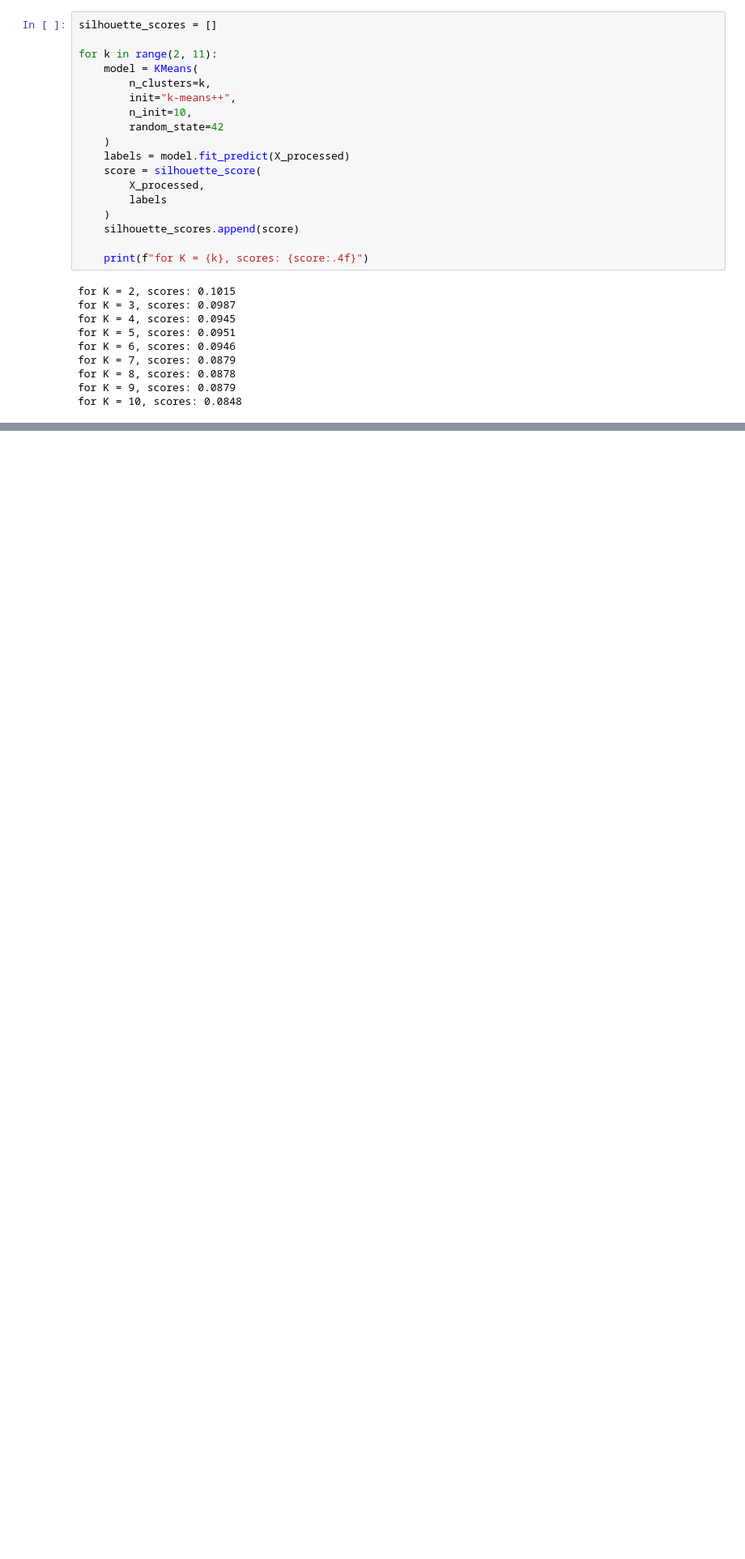
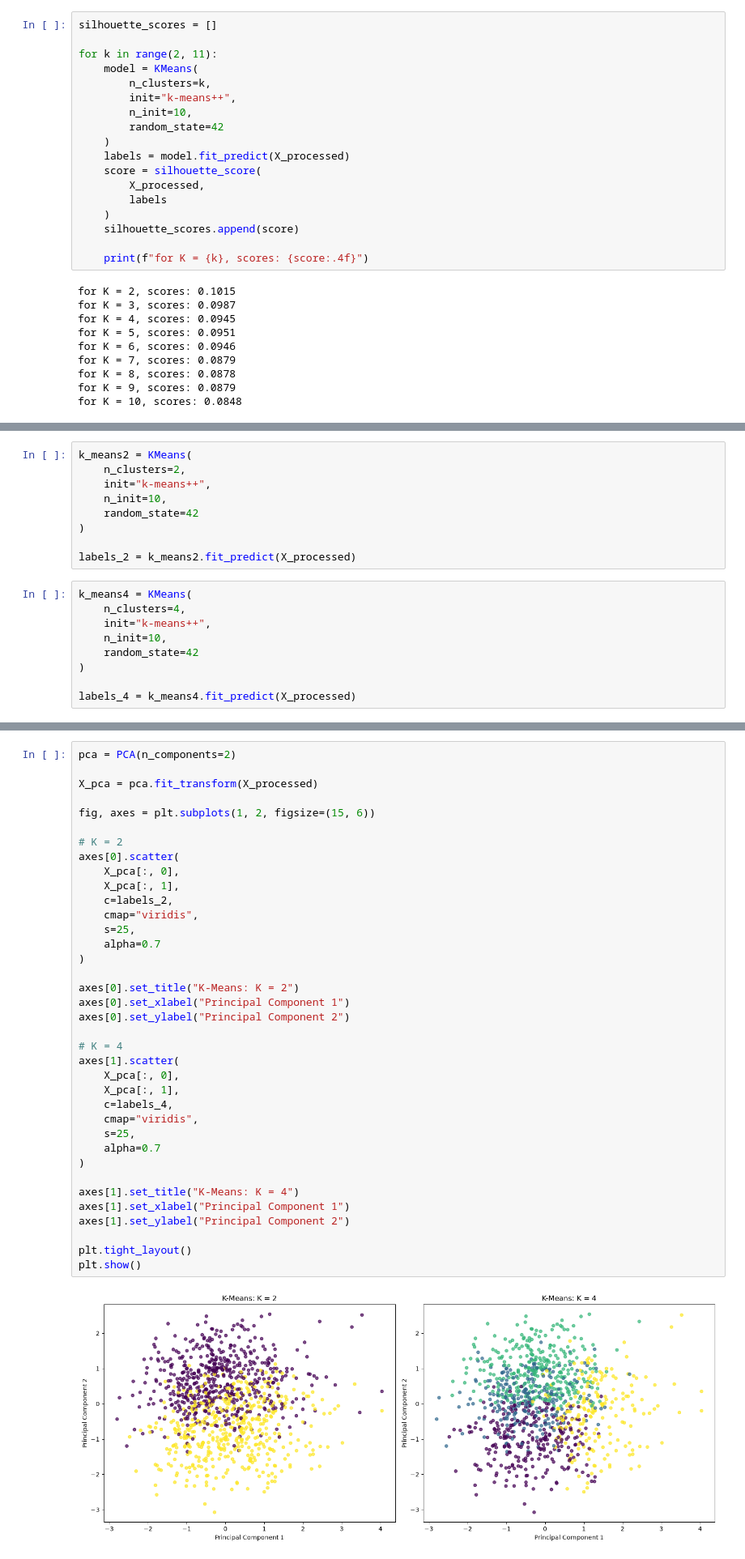
Before and after one commit to YashInLogN/CFO, a Jupyter notebook: cf0_001_k_means_cluster.ipynb, the cells around one changed output, grey strips where cells are left out. Shown at 81% size. Drawn from its saved outputs; the diff is of its cells as text; blank space fills up the shorter version.

```diff
--- a/cf0_001_k_means_cluster.ipynb
+++ b/cf0_001_k_means_cluster.ipynb
@@ -147,0 +161,18 @@ for K = 10, scores: 0.0848
+# %%
+k_means2 = KMeans(
+    n_clusters=2,
+    init="k-means++",
+    n_init=10,
+    random_state=42
+)
+
+labels_2 = k_means2.fit_predict(X_processed)
+# %%
+k_means4 = KMeans(
+    n_clusters=4,
+    init="k-means++",
+    n_init=10,
+    random_state=42
+)
+
+labels_4 = k_means4.fit_predict(X_processed)
@@ -147,0 +311,39 @@ for K = 10, scores: 0.0848
+# %%
+pca = PCA(n_components=2)
+
+X_pca = pca.fit_transform(X_processed)
+
+fig, axes = plt.subplots(1, 2, figsize=(15, 6))
+
+# K = 2
+axes[0].scatter(
+    X_pca[:, 0],
+    X_pca[:, 1],
+    c=labels_2,
+    cmap="viridis",
+    s=25,
+    alpha=0.7
+)
+
+axes[0].set_title("K-Means: K = 2")
+axes[0].set_xlabel("Principal Component 1")
+axes[0].set_ylabel("Principal Component 2")
+
+# K = 4
+axes[1].scatter(
+    X_pca[:, 0],
+    X_pca[:, 1],
+    c=labels_4,
+    cmap="viridis",
+    s=25,
+    alpha=0.7
+)
+
+axes[1].set_title("K-Means: K = 4")
+axes[1].set_xlabel("Principal Component 1")
+axes[1].set_ylabel("Principal Component 2")
+
+plt.tight_layout()
+plt.show()
+# %% [output]
+[figure, added]
```
Also changed, not shown: parts of 13 cells of this notebook.
